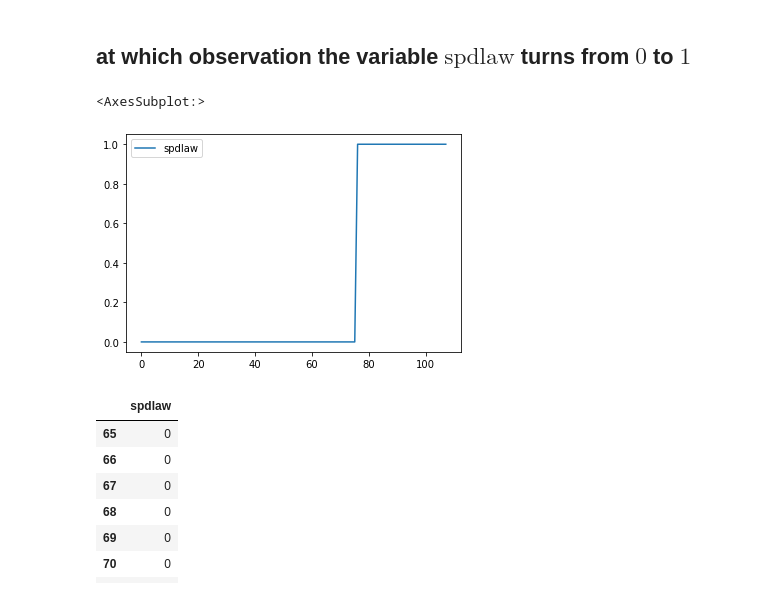
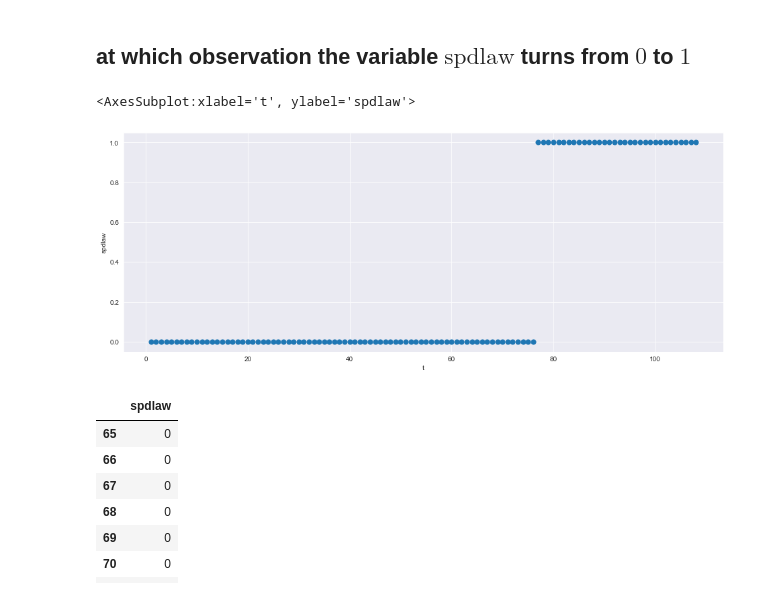
Before and after one commit to ZM601/regression_analysis, a Jupyter notebook: W7/W6_Python.ipynb, the cells around one changed output. Drawn from its saved outputs; the diff is of its cells as text; code cells hidden in the pictures.

```diff
--- a/W7/W6_Python.ipynb
+++ b/W7/W6_Python.ipynb
@@ -79,10 +84,10 @@ df[['year','feb', 'mar', 'apr', 'may', 'jun', 'jul', 'aug','sep', 'oct', 'nov',
 # %% [markdown]
 ## at which observation the variable $\mathrm{spdlaw}$ turns from $0$ to $1$
 # %%
-df[['spdlaw']].plot()
+df.plot.scatter(x = 't', y = 'spdlaw', s=50)
 # %% [output]
-<AxesSubplot:>
+<AxesSubplot:xlabel='t', ylabel='spdlaw'>
-[figure, old version]
+[figure, new version]
 # %%
 df[['spdlaw']][65:80]
 # %% [output]
```
Also changed, not shown: parts of 11 cells of this notebook, 2 other files.
